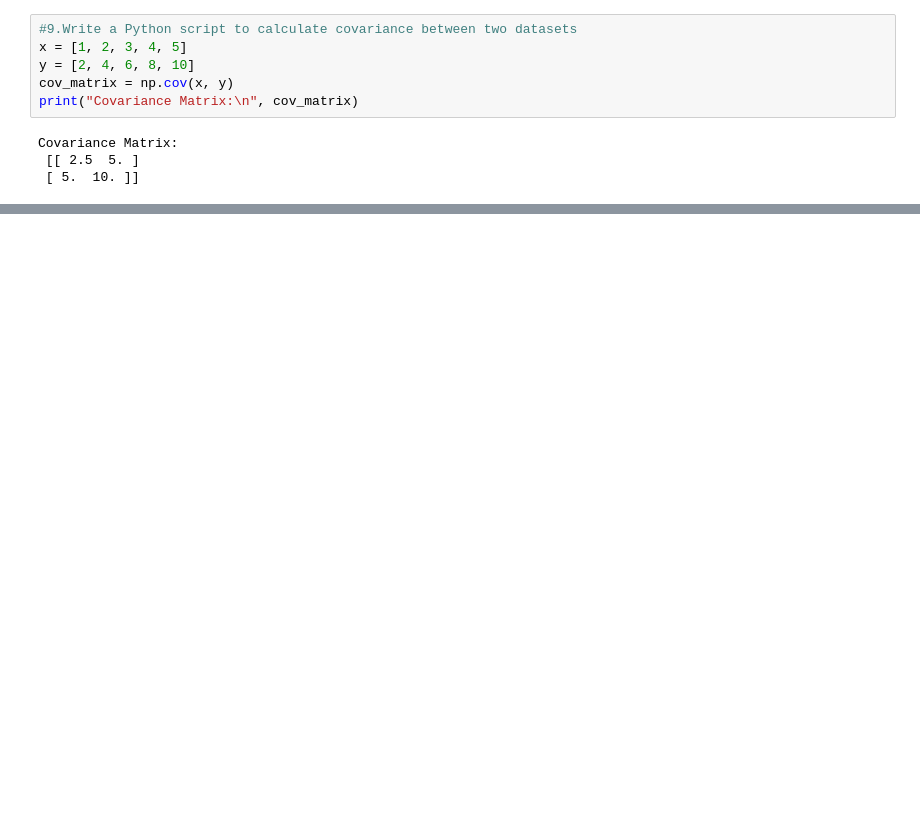
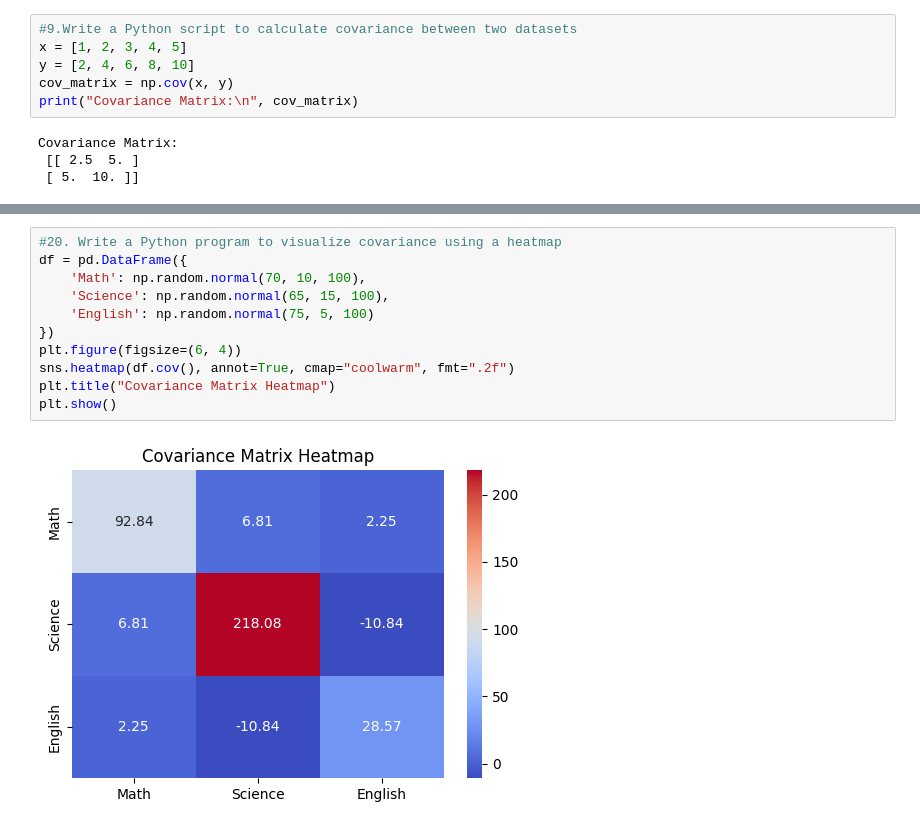
Before and after one commit to SURAJITMAITY2005/Statistics, a Jupyter notebook: Statistics_Basics.ipynb, the cells around one changed output, grey strips where cells are left out. Drawn from its saved outputs; the diff is of its cells as text; blank space fills up the shorter version.

```diff
--- a/Statistics_Basics.ipynb
+++ b/Statistics_Basics.ipynb
@@ -245,0 +539,13 @@ Covariance Matrix:
+# %%
+#20. Write a Python program to visualize covariance using a heatmap
+df = pd.DataFrame({
+    'Math': np.random.normal(70, 10, 100),
+    'Science': np.random.normal(65, 15, 100),
+    'English': np.random.normal(75, 5, 100)
+})
+plt.figure(figsize=(6, 4))
+sns.heatmap(df.cov(), annot=True, cmap="coolwarm", fmt=".2f")
+plt.title("Covariance Matrix Heatmap")
+plt.show()
+# %% [output]
+[figure, added]
```
Also changed, not shown: parts of 24 cells of this notebook.
